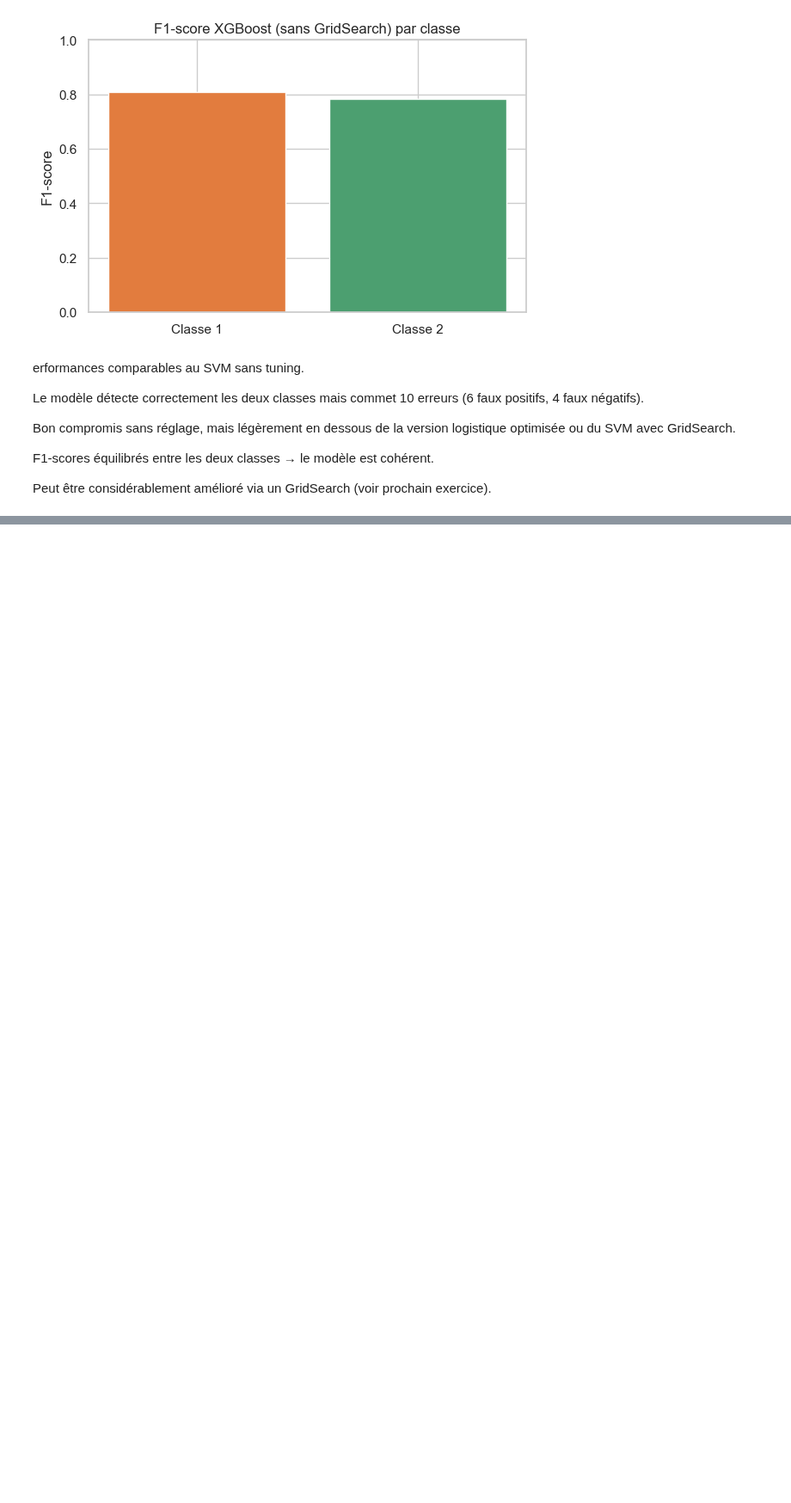
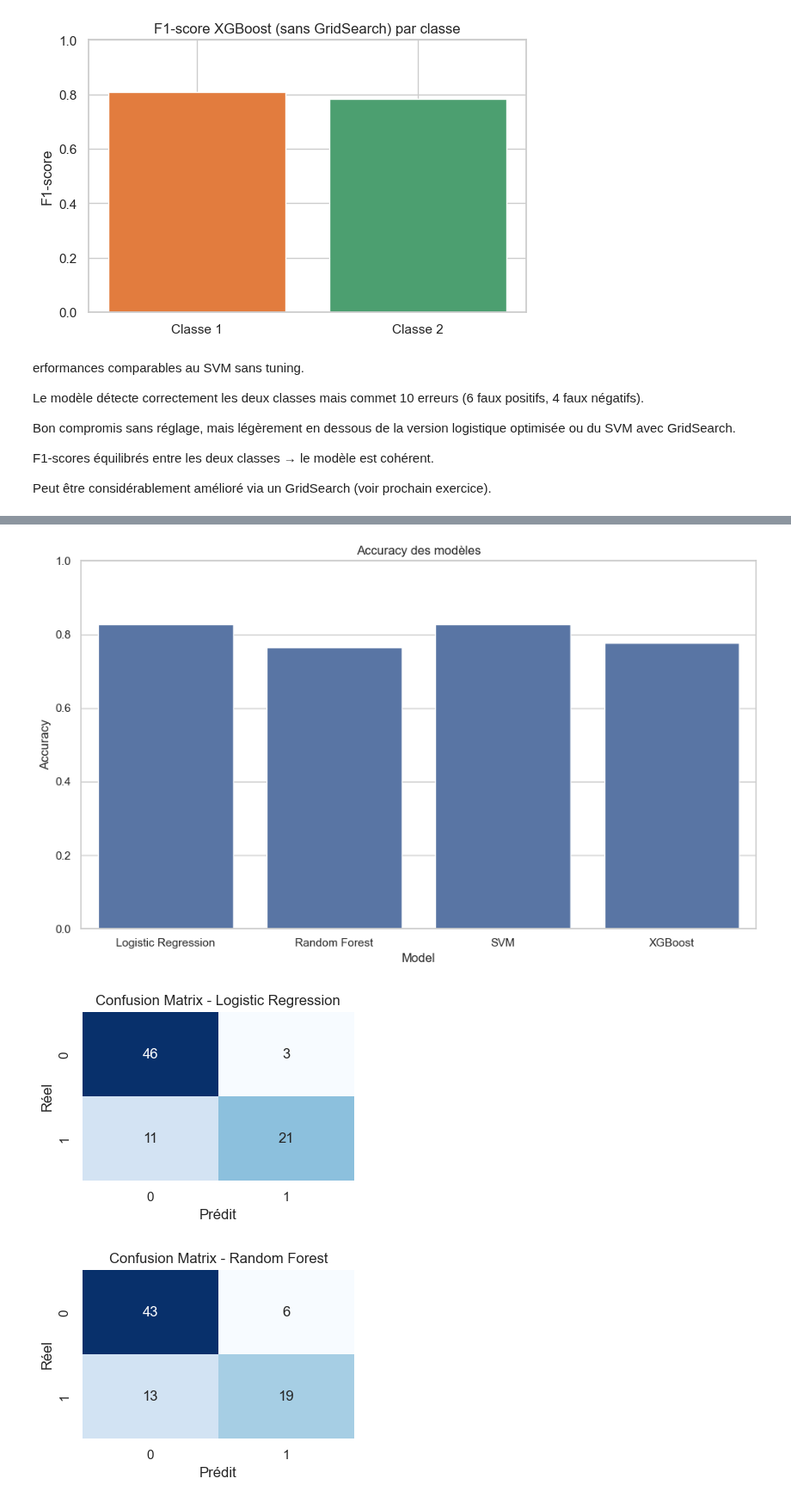
Before and after one commit to Jeynova/GenAI_Bootcamp, a Jupyter notebook: week4/day3/ExerciceXP/exo.ipynb, the cells around one changed output, grey strips where cells are left out. Shown at 86% size. Drawn from its saved outputs; the diff is of its cells as text; code cells hidden in the pictures; blank space fills up the shorter version.

```diff
--- a/week4/day3/ExerciceXP/exo.ipynb
+++ b/week4/day3/ExerciceXP/exo.ipynb
@@ -482,11 +479,10 @@ y_test_encoded = encoder.transform(y_test)
 # Pipeline XGBoost
 xgb_pipeline = make_pipeline(
     StandardScaler(),
-    XGBClassifier(
-        objective='multi:softprob',
+        XGBClassifier(
+        objective='multi:softmax',
         num_class=len(encoder.classes_),
         eval_metric='mlogloss',
-        use_label_encoder=False,
         random_state=42
     )
 )
@@ -509,10 +505,11 @@ grid_xgb = GridSearchCV(
 # Entraînement
 grid_xgb.fit(X_train, y_train_encoded)
 
-# Prédictions
-y_pred_encoded = grid_xgb.best_estimator_.predict(X_test)
-if y_pred_encoded.ndim > 1:
-    y_pred_encoded = np.argmax(y_pred_encoded, axis=1)
+# Obtenir les probabilités
+y_proba = grid_xgb.best_estimator_.predict_proba(X_test)
+
+# Convertir en prédictions
+y_pred_encoded = np.argmax(y_proba, axis=1)
 
 y_pred = encoder.inverse_transform(y_pred_encoded)
 
@@ -568,0 +549,61 @@ weighted avg       0.82      0.81      0.82        54
+# %%
+# Séparation features / cible
+X = df.drop("heart disease", axis=1)
+y = df["heart disease"].values
+y_encoded = y - y.min()  # encode [1,2] → [0,1]
+
+# Split
+X_train, X_test, y_train, y_test = train_test_split(X, y_encoded, test_size=0.3, random_state=42)
+
+# Modèles
+models = {
+    "Logistic Regression": make_pipeline(StandardScaler(), LogisticRegression(max_iter=1000, random_state=42)),
+    "Random Forest": make_pipeline(StandardScaler(), RandomForestClassifier(n_estimators=100, random_state=42)),
+    "SVM": make_pipeline(StandardScaler(), SVC(probability=True, random_state=42)),
+    "XGBoost": make_pipeline(StandardScaler(), XGBClassifier( eval_metric='logloss', random_state=42))
+}
+
+# Résultats
+results = []
+
+for name, model in models.items():
+    model.fit(X_train, y_train)
+    y_pred = model.predict(X_test)
+
+    acc = accuracy_score(y_test, y_pred)
+    report = classification_report(y_test, y_pred, output_dict=True, zero_division=0)
+    cm = confusion_matrix(y_test, y_pred)
+
+    results.append({
+        "Model": name,
+        "Accuracy": acc,
+        "Precision_macro": report["macro avg"]["precision"],
+        "Recall_macro": report["macro avg"]["recall"],
+        "F1_macro": report["macro avg"]["f1-score"],
+        "Confusion Matrix": cm
+    })
+
+# DataFrame des résultats
+results_df = pd.DataFrame(results).drop(columns=["Confusion Matrix"])
+print("\nRésumé comparatif des performances :\n")
+print(results_df)
+
+# Barplot
+plt.figure(figsize=(10, 6))
+sns.barplot(data=results_df, x="Model", y="Accuracy")
+plt.title("Accuracy des modèles")
+plt.ylim(0, 1)
+plt.tight_layout()
+plt.show()
+
+# Matrices de confusion
+for result in results:
+    cm = result["Confusion Matrix"]
+    plt.figure(figsize=(4, 3))
+    sns.heatmap(cm, annot=True, fmt='d', cmap='Blues', cbar=False)
+    plt.title(f"Confusion Matrix - {result['Model']}")
+    plt.xlabel("Prédit")
+    plt.ylabel("Réel")
+    plt.tight_layout()
+    plt.show()
+# %% [output]
@@ -568,0 +617,3 @@ weighted avg       0.82      0.81      0.82        54
+[figure, added]
+[figure, added]
+[figure, added]
```
Also changed, not shown: parts of 5 cells of this notebook.
